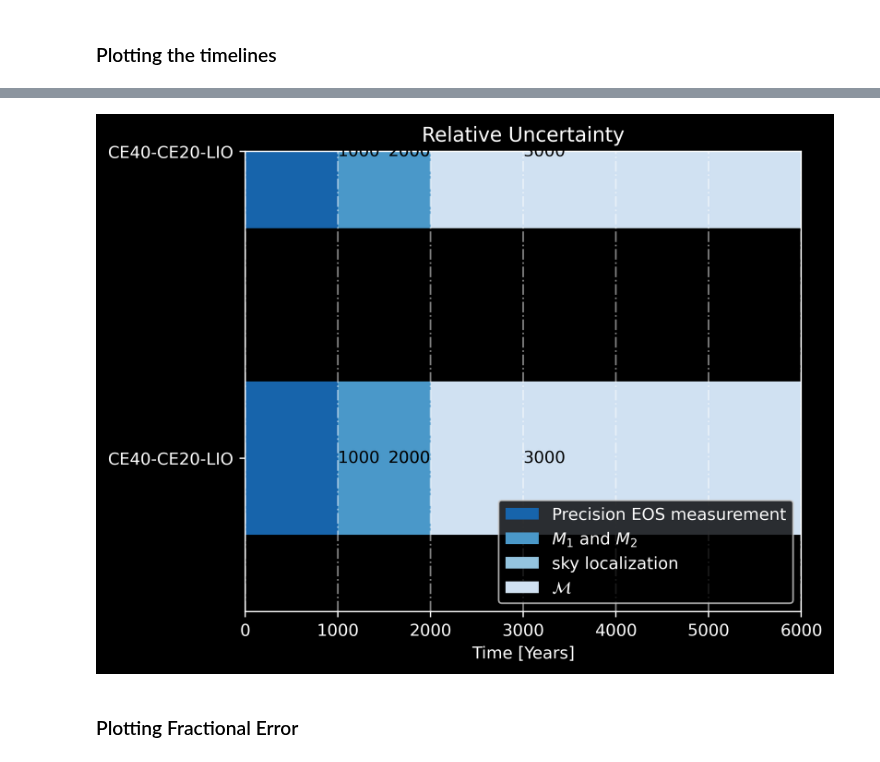
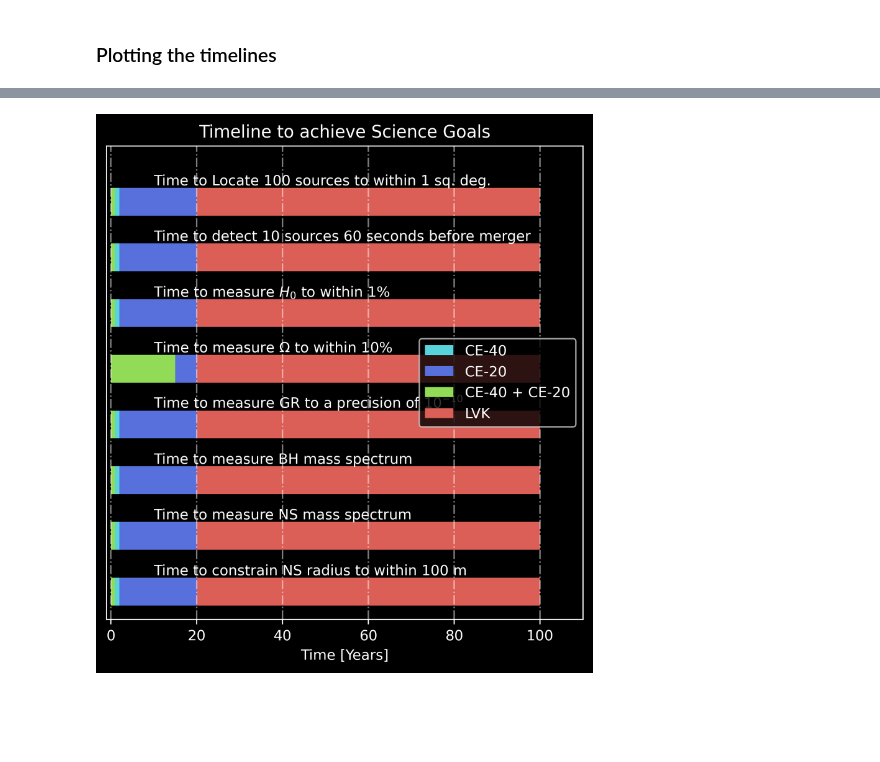
Before and after one commit to sugwg/ce-plots, a Jupyter notebook: time-infographic.ipynb, the cells around one changed output, grey strips where cells are left out. Cells and saved outputs as stored; diff of their text form; code cells hidden in the pictures; blank space fills up the shorter version.

Commit message:
add questions; fix labels; fix colors

```diff
--- a/time-infographic.ipynb
+++ b/time-infographic.ipynb
@@ -16,12 +16,22 @@ plt.style.use('dark_background')
 %matplotlib inline
 # %%
 # sns.palplot(sns.light_palette("orange", 4))
-palette = sns.color_palette("Blues_r", 4)
+# palette = sns.color_palette("Blues_r", 4)
+palette = sns.color_palette("hls", 8)
+# define a dictionary to standardize the colors for different parameters
+color_dict = {'CE-40':palette[4], 'CE-20':palette[5],
+#               'CE-40 + CE-20':palette[2],
+              'CE-40 + CE-20':palette[2], 'LVK':palette[0]}
 
-# define a dictionary to standardize the colors for different parameters
-color_dict = {'EOS':palette[0], 'sky loc':palette[2],
-#               'inclination':palette[2],
-              'Masses':palette[1], 'Mchirp':palette[3]}
+label_dict = {"NS-radius": r"Time to constrain NS radius to within 100 m",
+              "sky-loc": r"Time to Locate 100 sources to within 1 sq. deg.",
+              "early-detection": r"Time to detect 10 sources 60 seconds before merger",
+              "H0": r"Time to measure $H_0$ to within $1\%$",
+              "Omega": r"Time to measure $\Omega$ to within $10\%$",
+              "GR": r"Time to measure GR to a precision of $10^{-10}$",
+              "BH-mass-spectrum": r"Time to measure BH mass spectrum",
+              "NS-mass-spectrum": r"Time to measure NS mass spectrum",
+             }
 # %%
 def plot_dist_bar(network_dict, nw_number):
     '''
@@ -69,49 +67,46 @@ def plot_dist_bar(network_dict, nw_number):
 network_list = sorted(glob("timeline_plot_data/timeline_plot_data.txt"), reverse=True)
 
 # example contents of a file:
-# {"Name": "DET1-DET3-DET4",
-# "EOS": 60,
-# "sky loc": 90,
-# "Masses": 100,
-# "Mchirp": 150}
+# {"Name": "Time to constrain NS radius to within 10", "CE-40": 2, "CE-20": 20, "CE-40 + CE-20": 1, "LVK": 100}
 
 # initiate a list of names for the detector networks
 name_list = []
 
-fig, ax = plt.subplots(figsize=[6, 5], dpi=400)
+fig, ax = plt.subplots(figsize=[6, 6], dpi=400)
 
 with open(network_list[0], 'r') as handle:
     json_data = [json.loads(line) for line in handle]
 
 for ii in range(len(json_data)):
-    print(json_data[0])
-    nw_dict = json_data[ii]
-#     nw_dict = json.load(open(network_list[ii]))
+#     print(json_data[-ii])
+    nw_dict = json_data[-ii]
     name = nw_dict['Name']
     print('plotting distances for network {}'.format(name))
     name_list.append(name)
     plot_dist_bar(nw_dict, ii+1)
+    plt.text(10, 3+(10*(ii+1)), label_dict[name])
 
-ax.set_ylim(5, len(network_list)*10+5)
-ax.set_xlim(0, 6000)
+ax.set_ylim(5, len(json_data)*10+10)
+ax.set_xlim(-1, 110)
 ax.set_xlabel('Time [Years]')
-ax.set_yticks([(ii*10 +10) for ii in range(len(json_data))],
-              labels=name_list)     # Modify y-axis tick labels
+ax.set_yticks([])
+# ax.set_yticks([(ii*10 +10) for ii in range(len(json_data))],
+#               labels=name_list)     # Modify y-axis tick labels
 # ax.grid(True)
 
 # create legend
-legend_elements = [Patch(facecolor=color_dict['EOS'],
-                         label='Precision EOS measurement'),
-                   Patch(facecolor=color_dict['Masses'],
-                         label=r'$M_1$ and $M_2$'),
-                   Patch(facecolor=color_dict['sky loc'],
-                         label=r'sky localization'),
-                   Patch(facecolor=color_dict['Mchirp'],
-                         label=r'$\mathcal{M}$')]
-ax.legend(handles=legend_elements, loc=4)
+legend_elements = [Patch(facecolor=color_dict['CE-40'],
+                         label='CE-40'),
+                   Patch(facecolor=color_dict['CE-20'],
+                         label='CE-20'),
+                   Patch(facecolor=color_dict['CE-40 + CE-20'],
+                         label='CE-40 + CE-20'),
+                   Patch(facecolor=color_dict['LVK'],
+                         label='LVK')]
+ax.legend(handles=legend_elements, loc='center right')
 # plt.xscale('log')
 plt.grid(which='major', axis='x', linestyle='-.', linewidth=1, alpha=0.5)
-plt.title('Relative Uncertainty')
+plt.title('Timeline to achieve Science Goals')
 plt.savefig('time-infographic.png')
 plt.show()
 # %% [output]
@@ -122,3 +129 @@ plotting distances for network CE40-CE20-LIO
-[figure, old version]
+[figure, new version]
-# %% [markdown]
-### Plotting Fractional Error
```
Also changed, not shown: parts of 3 cells of this notebook, 2 other files.
